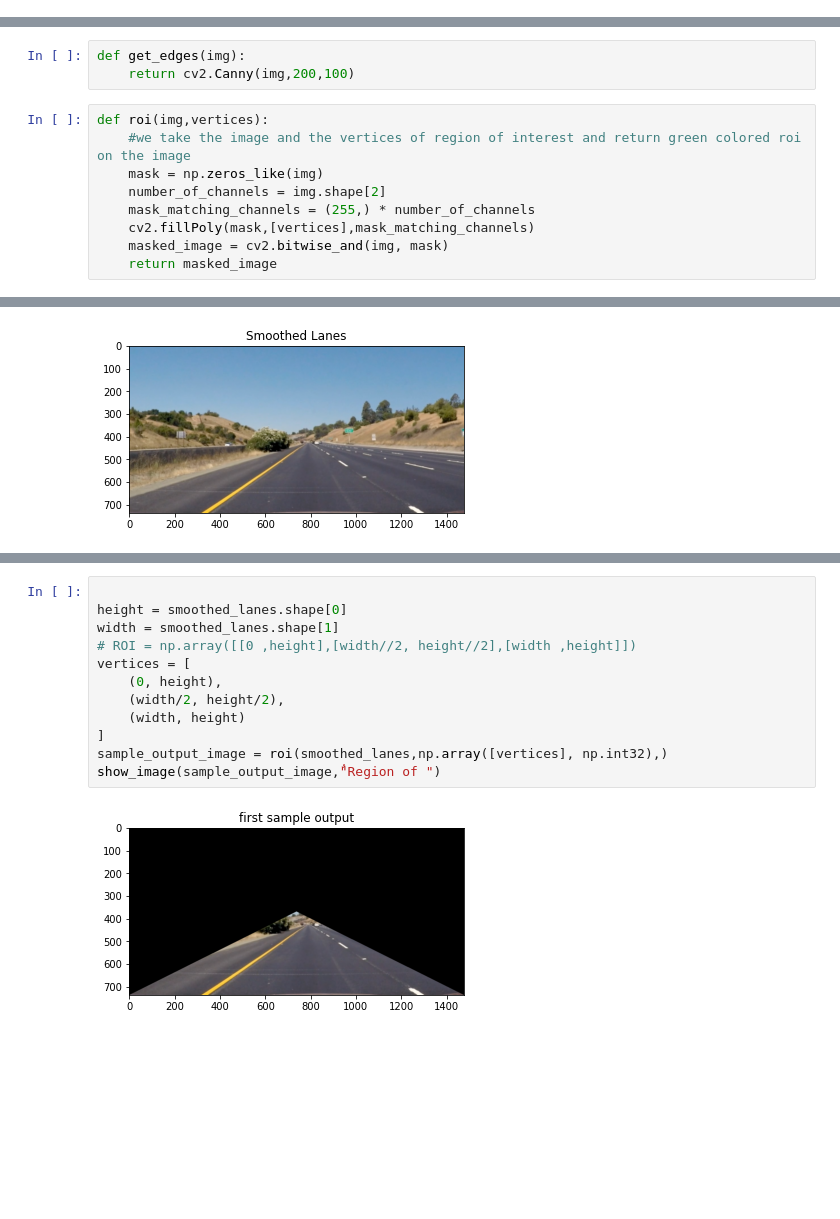
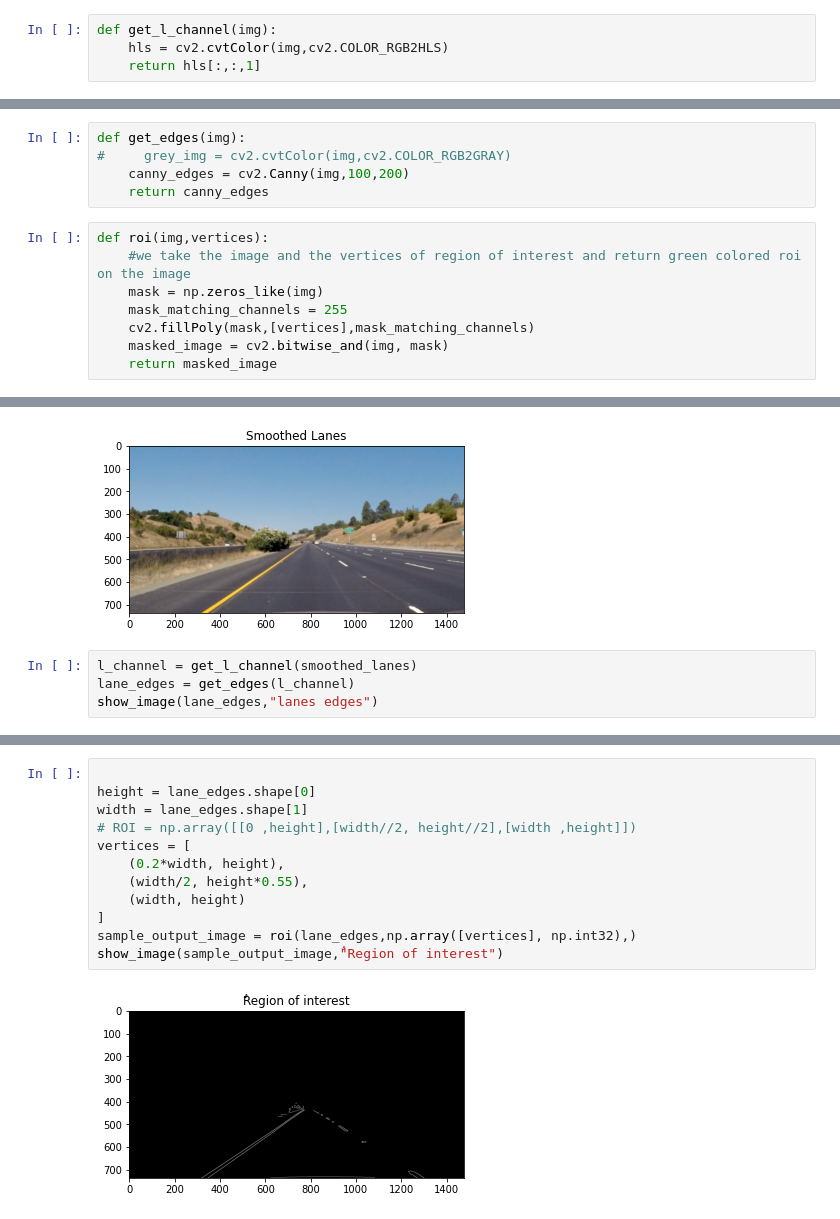
Before and after one commit to mohamed-samy2499/Lane-Detection, a Jupyter notebook: img_processing.ipynb, the cells around one changed output, grey strips where cells are left out. Drawn from its saved outputs; the diff is of its cells as text; blank space fills up the shorter version.

Commit message:
canny edges

```diff
--- a/img_processing.ipynb
+++ b/img_processing.ipynb
@@ -10,6 +10,10 @@ def show_image(image,title="image",cmap_type="gray"):
     plt.imshow(image,cmap_type)
     plt.title(title)
 #     plt.axis("off")
+# %%
+def get_l_channel(img):
+    hls = cv2.cvtColor(img,cv2.COLOR_RGB2HLS)
+    return hls[:,:,1]
 # %%
 def gaussian_blur(image,kernel_size):
     return cv2.GaussianBlur(image,(kernel_size,kernel_size),0)
@@ -23,13 +27,14 @@ def warp_perespective_transform(img,img_size,m):
     return cv2.warpPerspective(img,m,img_size,cv2.INTER_LINEAR)
 # %%
 def get_edges(img):
-    return cv2.Canny(img,200,100)
+#     grey_img = cv2.cvtColor(img,cv2.COLOR_RGB2GRAY)
+    canny_edges = cv2.Canny(img,100,200)
+    return canny_edges
 # %%
 def roi(img,vertices):
     #we take the image and the vertices of region of interest and return green colored roi on the image
     mask = np.zeros_like(img)
-    number_of_channels = img.shape[2]
-    mask_matching_channels = (255,) * number_of_channels
+    mask_matching_channels = 255
     cv2.fillPoly(mask,[vertices],mask_matching_channels)
     masked_image = cv2.bitwise_and(img, mask)
     return masked_image
@@ -44,3 +49,7 @@ smoothed_lanes = gaussian_blur(lane_image,5)
 show_image(smoothed_lanes,"Smoothed Lanes")
 # %% [output]
 [figure]
+# %%
+l_channel = get_l_channel(smoothed_lanes)
+lane_edges = get_edges(l_channel)
+show_image(lane_edges,"lanes edges")
@@ -47,14 +58,14 @@ show_image(smoothed_lanes,"Smoothed Lanes")
 # %%
 
-height = smoothed_lanes.shape[0]
-width = smoothed_lanes.shape[1]
+height = lane_edges.shape[0]
+width = lane_edges.shape[1]
 # ROI = np.array([[0 ,height],[width//2, height//2],[width ,height]])
 vertices = [
-    (0, height),
-    (width/2, height/2),
+    (0.2*width, height),
+    (width/2, height*0.55),
     (width, height)
 ]
-sample_output_image = roi(smoothed_lanes,np.array([vertices], np.int32),)
-show_image(sample_output_image,"ٌRegion of ")
+sample_output_image = roi(lane_edges,np.array([vertices], np.int32),)
+show_image(sample_output_image,"ٌRegion of interest")
 # %% [output]
-[figure, old version]
+[figure, new version]
```
Also changed, not shown: parts of 1 cell of this notebook, 1 other file.
